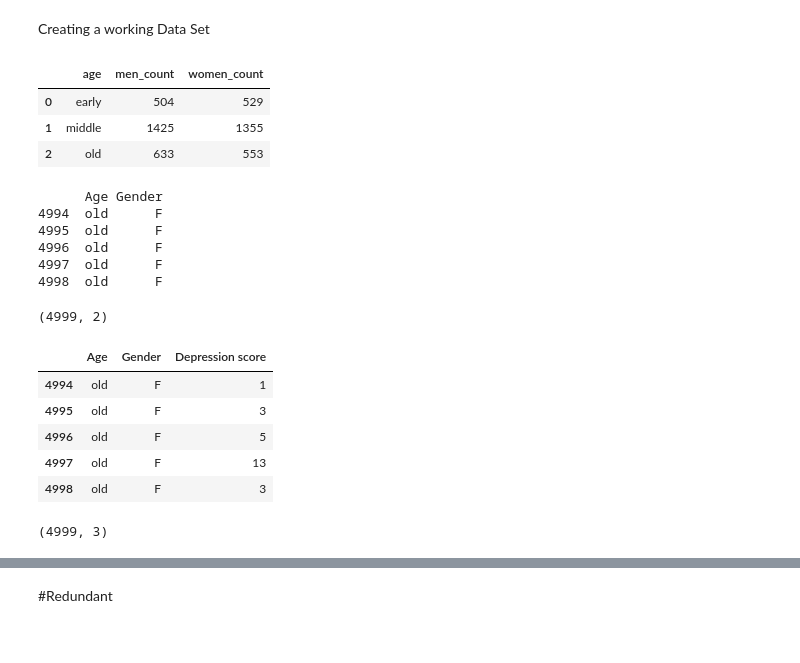
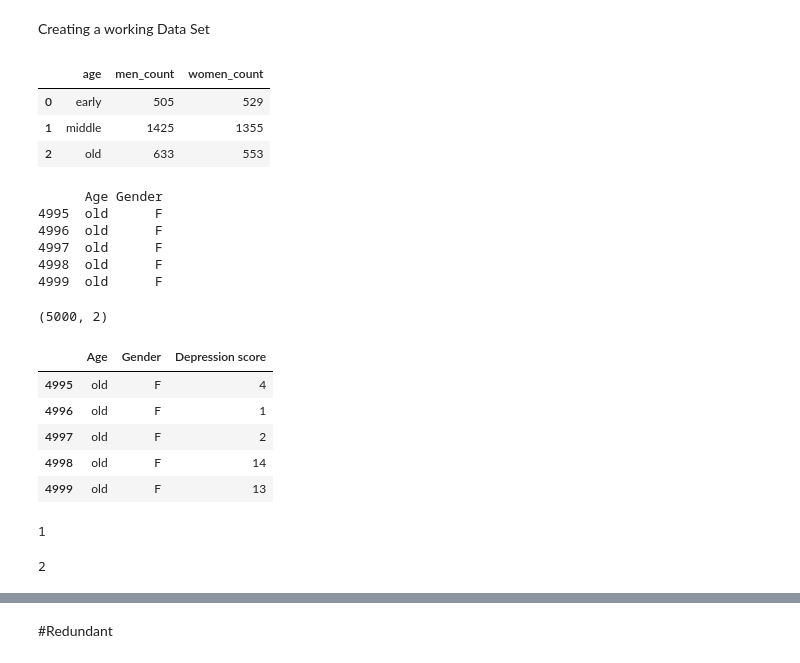
Before and after one commit to Morningspread/MITACS1, a Jupyter notebook: BC_Data.ipynb, the cells around one changed output, grey strips where cells are left out. Saved outputs shown, nothing was run; the diff lists cells and outputs as text; code cells hidden in the pictures.

```diff
--- a/BC_Data.ipynb
+++ b/BC_Data.ipynb
@@ -117,13 +117,13 @@ df.head()
 Creating a working Data Set
 # %%
 data= {  "age": ["early","middle","old"],
-  "men_count": [504,1425,633],
+  "men_count": [505,1425,633],
   "women_count": [529,1355,553]}
 df=pd.DataFrame(data)
 df
 # %% [output]
 |  | age | men_count | women_count |
-| 0 | early | 504 | 529 |
+| 0 | early | 505 | 529 |
 | 1 | middle | 1425 | 1355 |
 | 2 | old | 633 | 553 |
 # %%
@@ -154,12 +154,12 @@ print(df.tail())
 df.shape
 # %% [output]
       Age Gender
-4994  old      F
 4995  old      F
 4996  old      F
 4997  old      F
 4998  old      F
+4999  old      F
-(4999, 2)
+(5000, 2)
 # %%
 def ds(df_row):
   if df_row['Age'] == 'early':
@@ -195,12 +195,20 @@ df["Depression score"] = df.apply(ds, axis=1)
 df.tail()
 # %% [output]
 |  | Age | Gender | Depression score |
-| 4994 | old | F | 1 |
-| 4995 | old | F | 3 |
-| 4996 | old | F | 5 |
-| 4997 | old | F | 13 |
-| 4998 | old | F | 3 |
+| 4995 | old | F | 4 |
+| 4996 | old | F | 1 |
+| 4997 | old | F | 2 |
+| 4998 | old | F | 14 |
+| 4999 | old | F | 13 |
-# %%
-df.shape
-# %% [output]
-(4999, 3)
+# %%
+x=df['Depression score'].values
+x=x.tolist()
+x=np.array(x)
+x.ndim
+# %% [output]
+1
+# %%
+x1 = x.reshape(1, 5000)
+x1.ndim
+# %% [output]
+2
```
Also changed, not shown: parts of 24 cells of this notebook.
